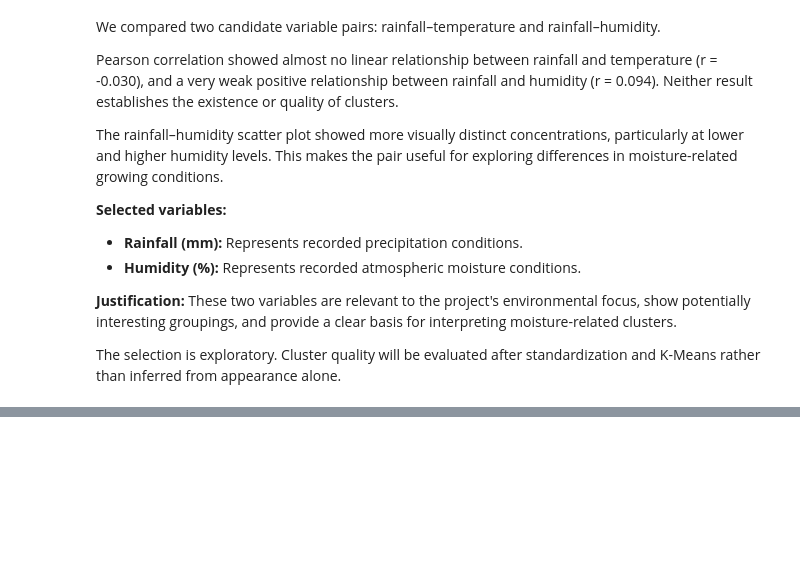
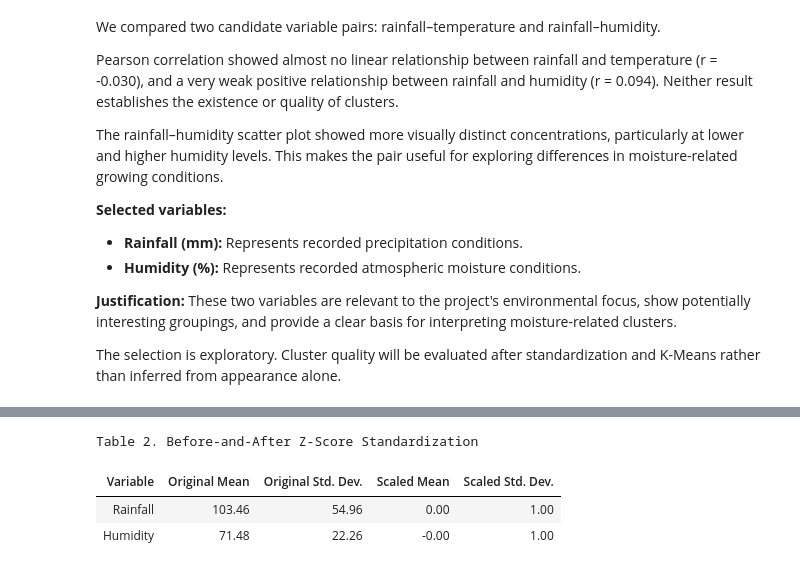
Before and after one commit to UbaidUllah777/Crop_Recommendation_Analysis, a Jupyter notebook: Crop_Recommendation_Workshop_B.ipynb, the cells around one changed output, grey strips where cells are left out. Drawn from its saved outputs; the diff is of its cells as text; code cells hidden in the pictures; blank space fills up the shorter version.

```diff
--- a/Crop_Recommendation_Workshop_B.ipynb
+++ b/Crop_Recommendation_Workshop_B.ipynb
@@ -334,0 +354,53 @@ The selection is exploratory. Cluster quality will be evaluated after standardiz
+# %%
+
+# Step 5.2: Z-Score Standardization
+# Following the professor's Week 7 stamn() demonstration
+
+def stamn(x):
+    return (x - x.mean()) / x.std()
+
+
+# Keep original measurements unchanged
+clustering_df = clean_df.copy()
+
+# Apply Z-score standardization
+clustering_df["rainfall_std"] = stamn(clustering_df["rainfall"])
+clustering_df["humidity_std"] = stamn(clustering_df["humidity"])
+
+# Create a before-and-after statistical comparison
+scaling_summary = pd.DataFrame({
+    "Variable": ["Rainfall", "Humidity"],
+    "Original Mean": [
+        clustering_df["rainfall"].mean(),
+        clustering_df["humidity"].mean()
+    ],
+    "Original Std. Dev.": [
+        clustering_df["rainfall"].std(),
+        clustering_df["humidity"].std()
+    ],
+    "Scaled Mean": [
+        clustering_df["rainfall_std"].mean(),
+        clustering_df["humidity_std"].mean()
+    ],
+    "Scaled Std. Dev.": [
+        clustering_df["rainfall_std"].std(),
+        clustering_df["humidity_std"].std()
+    ]
+})
+
+display(
+    scaling_summary.style
+    .hide(axis="index")
+    .format({
+        "Original Mean": "{:.2f}",
+        "Original Std. Dev.": "{:.2f}",
+        "Scaled Mean": "{:.2f}",
+        "Scaled Std. Dev.": "{:.2f}"
+    })
+    .set_caption("Table 2. Before-and-After Z-Score Standardization")
+)
+# %% [output]
+Table 2. Before-and-After Z-Score Standardization
+| Variable | Original Mean | Original Std. Dev. | Scaled Mean | Scaled Std. Dev. |
+| Rainfall | 103.46 | 54.96 | 0.00 | 1.00 |
+| Humidity | 71.48 | 22.26 | -0.00 | 1.00 |
```
Also changed, not shown: parts of 3 cells of this notebook.
